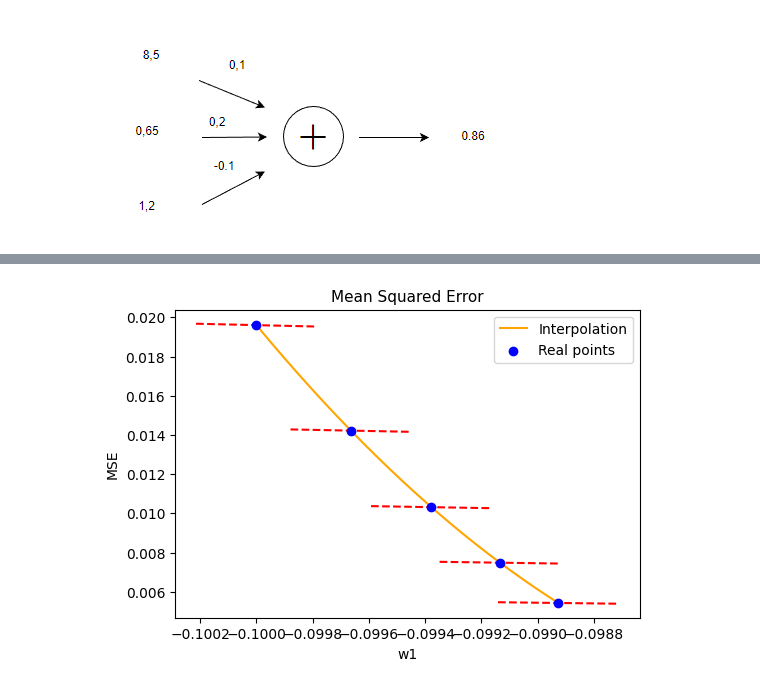
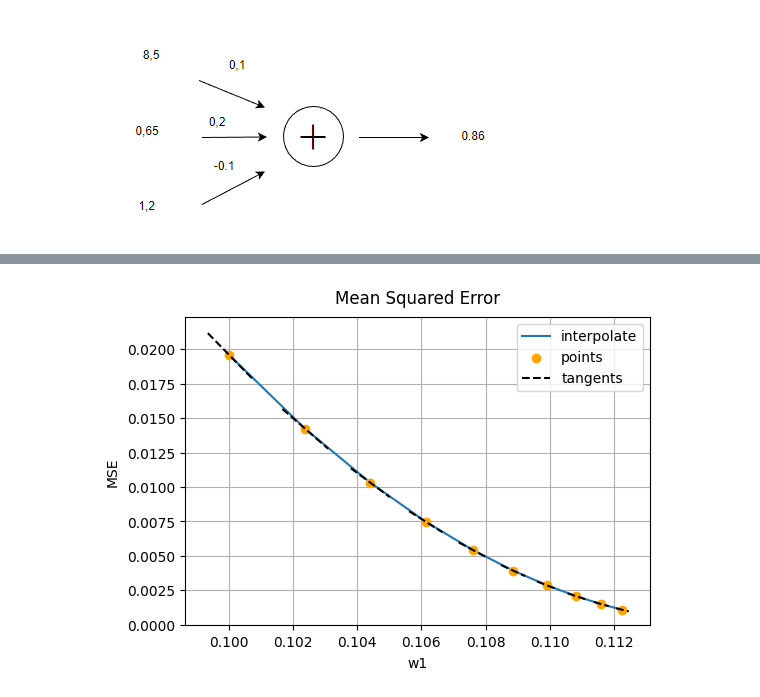
Before and after one commit to petilia2002/neural-networks-2024, a Jupyter notebook: lab3.ipynb, the cells around one changed output, grey strips where cells are left out. Cells and saved outputs as stored; diff of their text form; code cells hidden in the pictures.

```diff
--- a/lab3.ipynb
+++ b/lab3.ipynb
@@ -37,13 +36,11 @@ nfans = [1.2, 1.3, 0.5, 1.0]  # число фанатов в тысячах
 
 win_or_lose_binary = [1, 1, 0, 1]  # целевые значения выхода сети
 
-
 target = win_or_lose_binary[0]
 input = [games[0], wins[0], nfans[0]]
 
 pred = neural_network(input, weights)
 error = (pred - target) ** 2
-
 
 learning_rate = 0.01
 
@@ -55,12 +52,12 @@ def ele_mul(number, vector):
     return output
 
 
-weight_corrections = ele_mul((pred - target), input)
+weight_corrections = ele_mul(2.0 * (pred - target), input)
 
-print("Old weights: ", weights)
+print(f"Old weights: {weights}")
 for i in range(len(weights)):
-    weights[i] -= learning_rate * weight_corrections[i]
+    weights[i] = weights[i] - learning_rate * weight_corrections[i]
 
-print("Weights: " + str(weights))
-print("Weight corrections: " + str(weight_corrections))
+print("Weights:" + str(weights))
+print("Weight corrections:" + str(weight_corrections))
 # %% [output]
@@ -167,19 +123,34 @@ plt.show()
-# %%
-plt.figure(figsize=(6, 4))
-x = w_values[:, 2]
-cs = CubicSpline(x=x, y=losses)
-x_smooth = np.linspace(x.min(), x.max(), 1000)
-y_smooth = cs(x_smooth)
-plt.title(f"Mean Squared Error", fontsize=11)
-plt.xlabel(f"w1", fontsize=10)
-plt.ylabel(f"MSE", fontsize=10)
-
-plt.plot(x_smooth, y_smooth, color="orange", label="Interpolation")
-for i in range(iterations):
-    df = abs(w_values[0, 2] - w_values[-1, 2]) / w_values[:, 2].size
-    draw_tangent(gradients[i, 2], w_values[i, 2], losses[i], df)
-plt.scatter(x=x, y=losses, color="blue", marker="o", zorder=3, label="Real points")
-plt.legend(loc="upper right")
-plt.show()
-# %% [output]
-[figure, removed]
+# %%
+def draw_tangents(w_ind, losses, w_values, grads, ax):  # y = kx + b
+    weigths = w_values[:, w_ind]
+    k_coeffs = grads[:, w_ind]
+    b_coeffs = losses - k_coeffs * weigths  # b = y - kx
+    df = 0.0
+    label = "tangents"
+    for i in range(len(losses)):
+        if i == 0:
+            df = 0.3 * (weigths[i] - weigths[i + 1])
+        else:
+            df = 0.3 * (weigths[i] - weigths[i - 1])
+            label = ""
+        w = weigths[i]
+        x = np.array([w - df, w + df])
+        y = k_coeffs[i] * x + b_coeffs[i]
+        ax.plot(x, y, color="black", linestyle="--", zorder=3, label=label)
+    return
+# %%
+w_ind = 0  # for first weight
+fig, ax = plt.subplots(1, 1, figsize=(6, 4))
+ax.set_title(f"Mean Squared Error", fontsize=12, pad=10)
+ax.set_xlabel(f"w{w_ind + 1}", fontsize=10, labelpad=5)
+ax.set_ylabel(f"MSE", fontsize=10, labelpad=5)
+ax.plot(w_values[:, w_ind], losses, label="interpolate")
+ax.scatter(
+    w_values[:, w_ind], losses, marker="o", color="orange", zorder=2, label="points"
+)
+draw_tangents(w_ind, losses, w_values, gradients, ax)
+ax.grid(visible=True)
+ax.legend(loc="upper right")
+plt.show()
+# %% [output]
+[figure, added]
```
Also changed, not shown: parts of 11 cells of this notebook.
